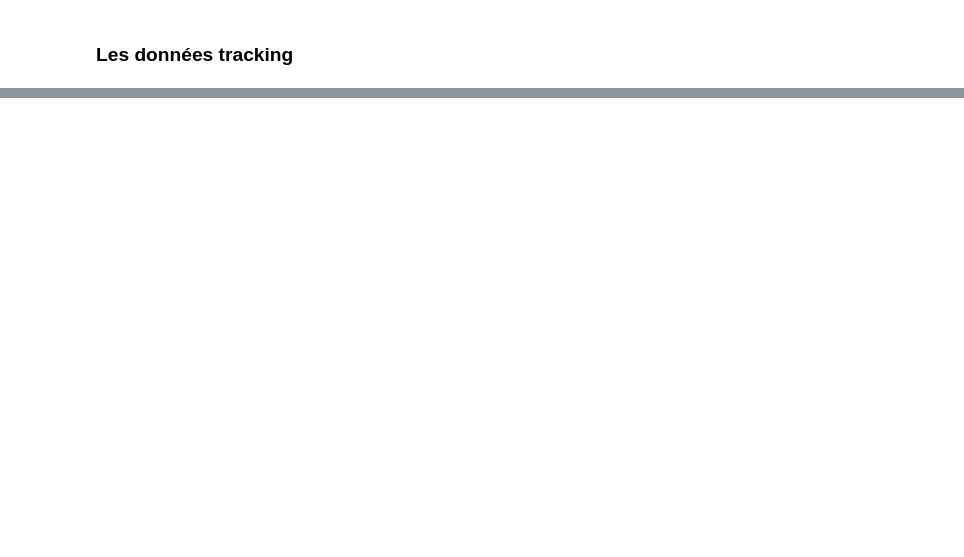
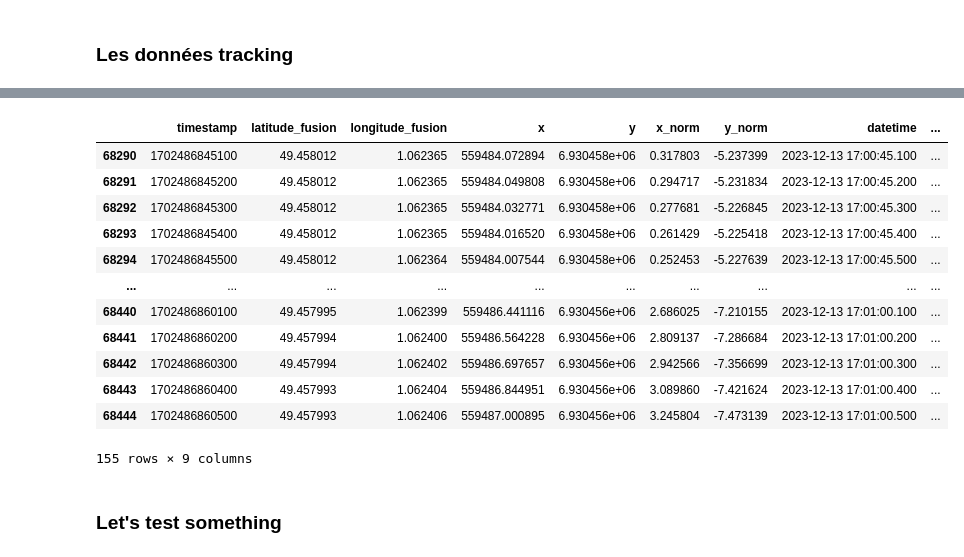
Before and after one commit to Uthmankontao/Stage_DynaTeam, a Jupyter notebook: notebooks/05_basket_viz.ipynb, the cells around one changed output, grey strips where cells are left out. Drawn from its saved outputs; the diff is of its cells as text; code cells hidden in the pictures; blank space fills up the shorter version.

```diff
--- a/notebooks/05_basket_viz.ipynb
+++ b/notebooks/05_basket_viz.ipynb
@@ -127,0 +147,9 @@ fusion_3_track
+# %%
+t_min, t_max = joueur_3["time"].min(), joueur_3["time"].max()
+traj_duration = t_max - t_min
+max_start = lps_3["relative_time"].max() - traj_duration
+# %%
+for start_time in np.arange(0, max_start):
+            end_time = start_time + traj_duration
+            lps_window = lps_3[(lps_3["relative_time"] >= start_time) &
+                                   (lps_3["relative_time"] <= end_time)]
@@ -127,0 +168,16 @@ fusion_3_track
+# %%
+lps_window
+# %% [output]
+|  | timestamp | latitude_fusion | longitude_fusion | x | y | x_norm | y_norm | datetime | ... |
+| 68290 | 1702486845100 | 49.458012 | 1.062365 | 559484.072894 | 6.930458e+06 | 0.317803 | -5.237399 | 2023-12-13 17:00:45.100 | ... |
+| 68291 | 1702486845200 | 49.458012 | 1.062365 | 559484.049808 | 6.930458e+06 | 0.294717 | -5.231834 | 2023-12-13 17:00:45.200 | ... |
+| 68292 | 1702486845300 | 49.458012 | 1.062365 | 559484.032771 | 6.930458e+06 | 0.277681 | -5.226845 | 2023-12-13 17:00:45.300 | ... |
+| 68293 | 1702486845400 | 49.458012 | 1.062365 | 559484.016520 | 6.930458e+06 | 0.261429 | -5.225418 | 2023-12-13 17:00:45.400 | ... |
+| 68294 | 1702486845500 | 49.458012 | 1.062364 | 559484.007544 | 6.930458e+06 | 0.252453 | -5.227639 | 2023-12-13 17:00:45.500 | ... |
+| ... | ... | ... | ... | ... | ... | ... | ... | ... | ... |
+| 68440 | 1702486860100 | 49.457995 | 1.062399 | 559486.441116 | 6.930456e+06 | 2.686025 | -7.210155 | 2023-12-13 17:01:00.100 | ... |
+| 68441 | 1702486860200 | 49.457994 | 1.062400 | 559486.564228 | 6.930456e+06 | 2.809137 | -7.286684 | 2023-12-13 17:01:00.200 | ... |
+| 68442 | 1702486860300 | 49.457994 | 1.062402 | 559486.697657 | 6.930456e+06 | 2.942566 | -7.356699 | 2023-12-13 17:01:00.300 | ... |
+| 68443 | 1702486860400 | 49.457993 | 1.062404 | 559486.844951 | 6.930456e+06 | 3.089860 | -7.421624 | 2023-12-13 17:01:00.400 | ... |
+| 68444 | 1702486860500 | 49.457993 | 1.062406 | 559487.000895 | 6.930456e+06 | 3.245804 | -7.473139 | 2023-12-13 17:01:00.500 | ... |
+155 rows × 9 columns
@@ -127,0 +191,2 @@ fusion_3_track
+# %% [markdown]
+### Let's test something
```
Also changed, not shown: parts of 37 cells of this notebook, 2 other files.
